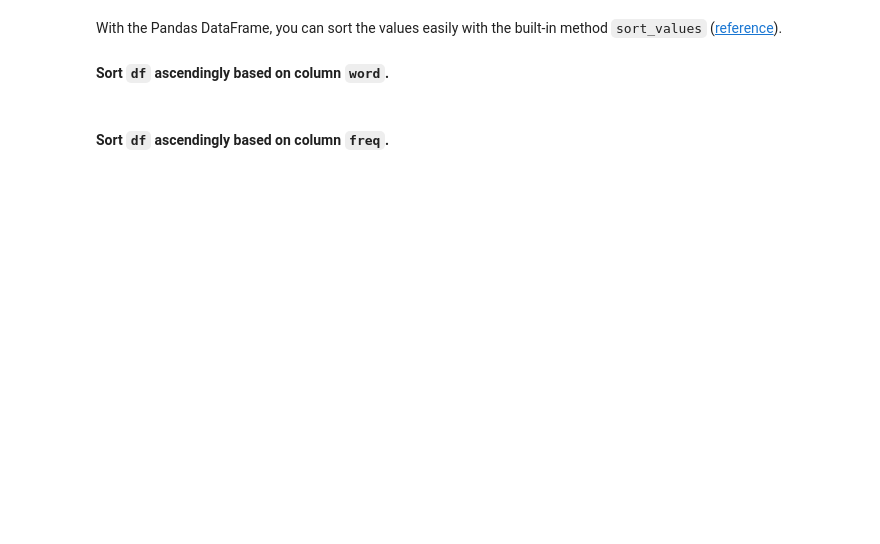
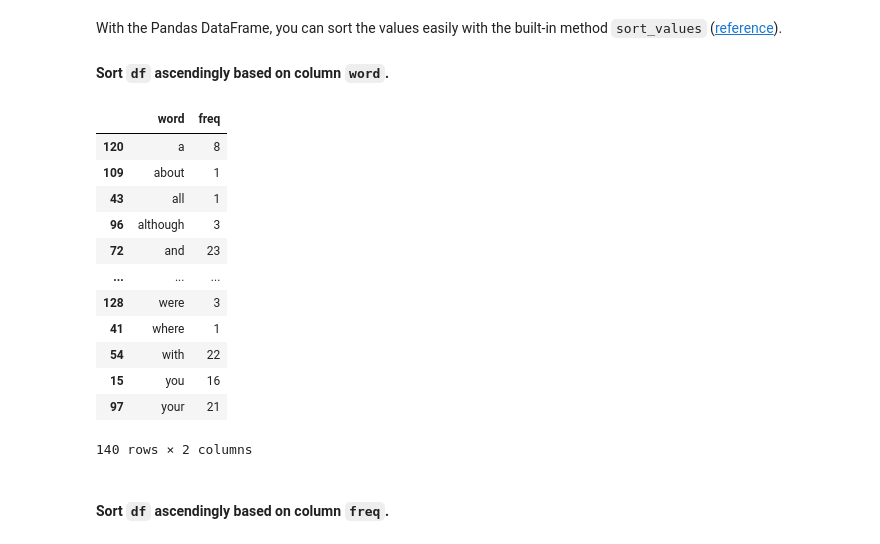
Before and after one commit to ta-data-lis/lab-tuple-set-dict, a Jupyter notebook: your-code/challenge-3.ipynb, the cells around one changed output. Saved outputs shown, nothing was run; the diff lists cells and outputs as text; code cells hidden in the pictures; blank space fills up the shorter version.

```diff
--- a/your-code/challenge-3.ipynb
+++ b/your-code/challenge-3.ipynb
@@ -88,3 +267,21 @@ With the Pandas DataFrame, you can sort the values easily with the built-in meth
+# %%
+# Your code here
+#song_df.sort_values(by='word', ascending=False)#decending
+song_df.sort_values(by='word')
+# %% [output]
+|  | word | freq |
+| 120 | a | 8 |
+| 109 | about | 1 |
+| 43 | all | 1 |
+| 96 | although | 3 |
+| 72 | and | 23 |
+| ... | ... | ... |
+| 128 | were | 3 |
+| 41 | where | 1 |
+| 54 | with | 22 |
+| 15 | you | 16 |
+| 97 | your | 21 |
+140 rows × 2 columns
 # %% [markdown]
 #### Sort `df` ascendingly based on column `freq`.
 # %%
```
Also changed, not shown: parts of 14 cells of this notebook.
